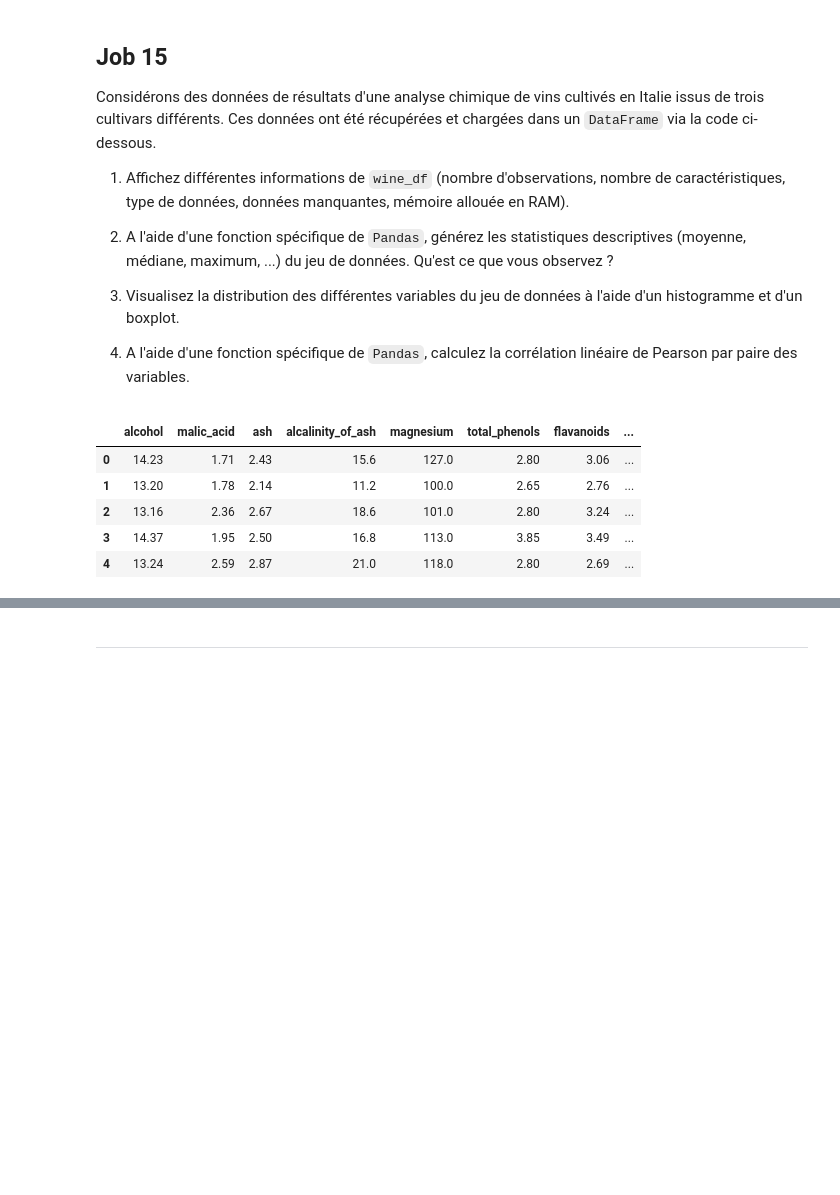
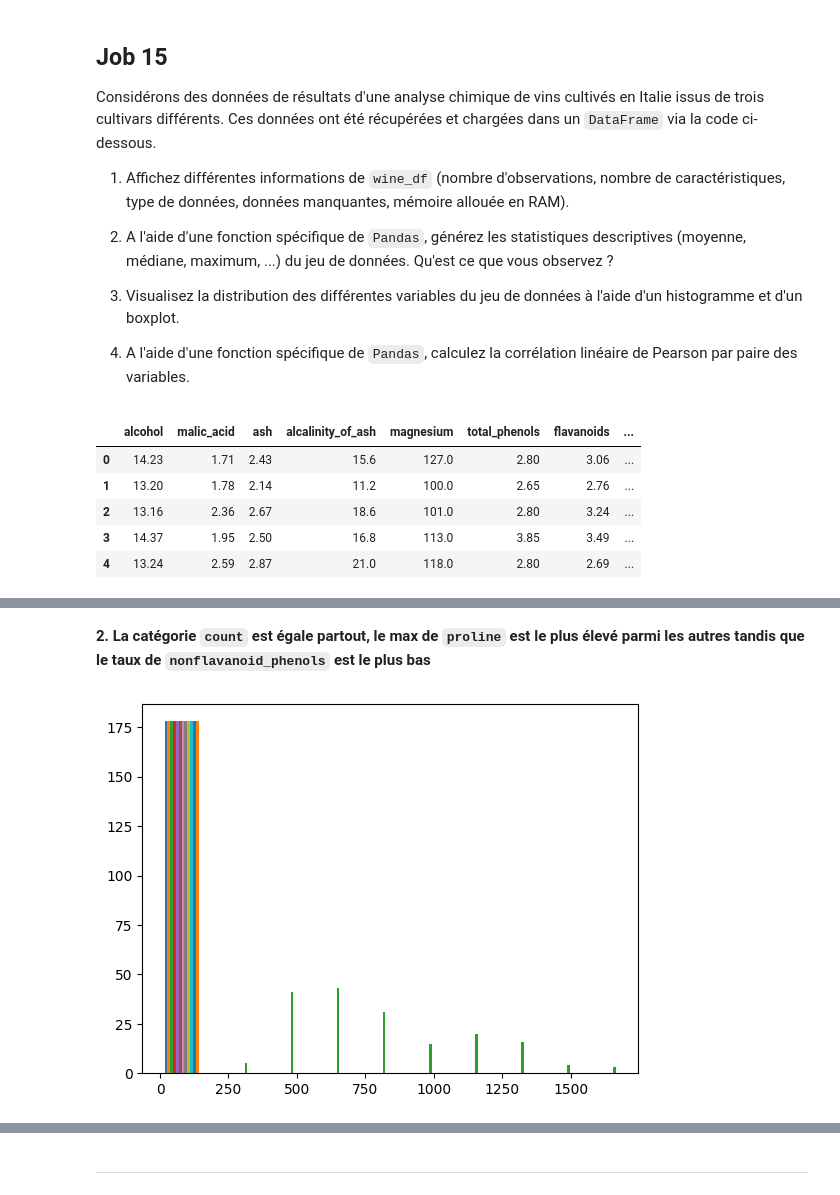
Before and after one commit to ilyes-chabab/philomathia, a Jupyter notebook: Philomathia.ipynb, the cells around one changed output, grey strips where cells are left out. Drawn from its saved outputs; the diff is of its cells as text; code cells hidden in the pictures; blank space fills up the shorter version.

```diff
--- a/Philomathia.ipynb
+++ b/Philomathia.ipynb
@@ -737,0 +792,7 @@ wine_df.head()
+# %% [markdown]
+**2. La catégorie `count` est égale partout, le max de `proline` est le plus élevé parmi les autres tandis que le taux de `nonflavanoid_phenols` est le plus bas**
+# %%
+plt.hist(wine_df)
+plt.show()
+# %% [output]
+[figure, added]
```
Also changed, not shown: parts of 31 cells of this notebook.
